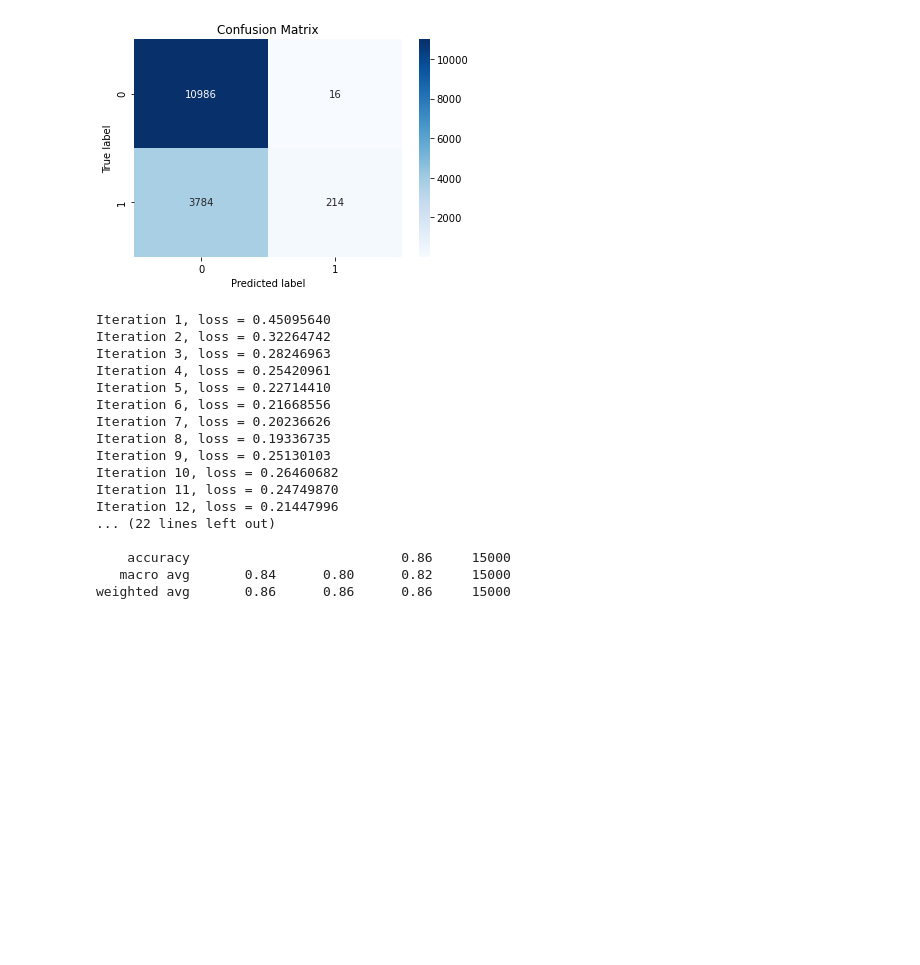
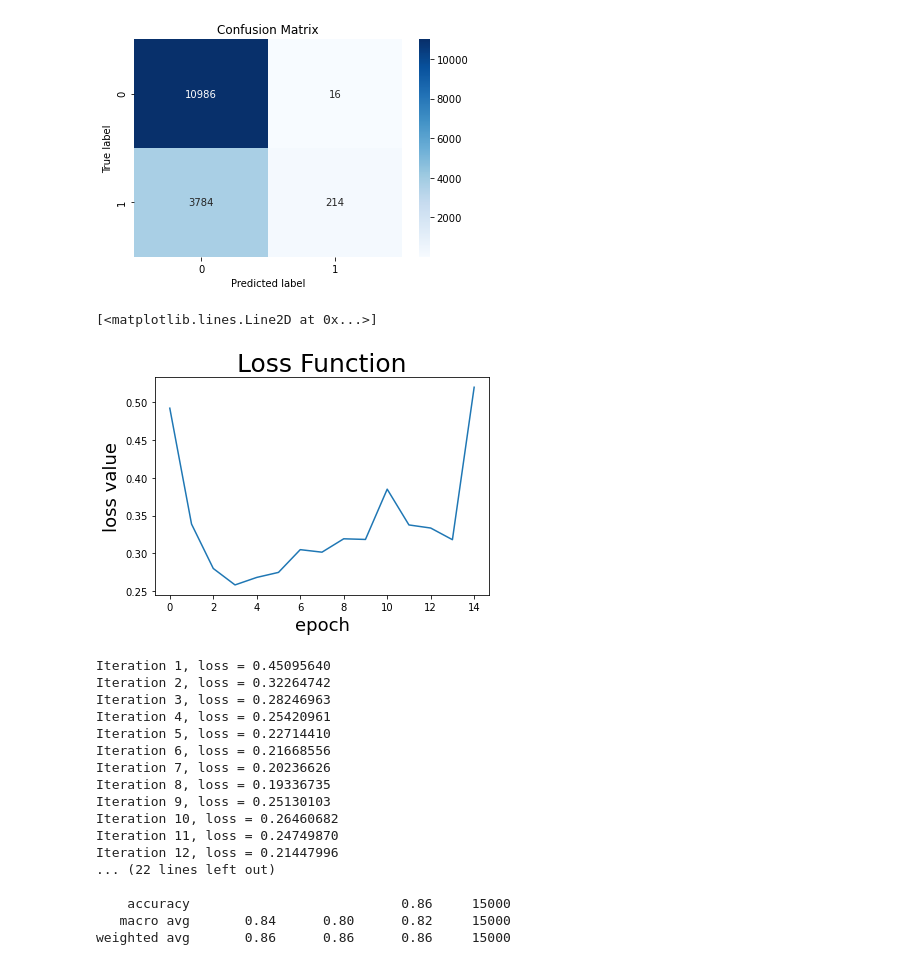
Before and after one commit to YD5463/CyberbullyingDetector, a Jupyter notebook: Notebooks/logistic.ipynb, the cells around one changed output. Cells and saved outputs as stored; diff of their text form; code cells hidden in the pictures; blank space fills up the shorter version.

```diff
--- a/Notebooks/logistic.ipynb
+++ b/Notebooks/logistic.ipynb
@@ -462,6 +462,16 @@ Iteration 12, loss = 0.33769531
    macro avg       0.84      0.53      0.48     15000
 weighted avg       0.79      0.75      0.65     15000
 [figure]
+# %%
+losses = [0.49186077,0.33885007,0.28019483,0.25849795,0.26839807,0.27504068,0.30506439,0.30173568,0.31940272,0.31854720,0.38491808,0.33769531,0.33362320,0.31822858,0.51952984]
+# %%
+plt.xlabel("epoch", fontsize=18)
+plt.ylabel("loss value",fontsize=18)
+plt.title("Loss Function", fontsize = 25)
+plt.plot(losses)
+# %% [output]
+[<matplotlib.lines.Line2D at 0x...>]
+[figure, added]
 # %%
 clf4 = MLPClassifier(random_state=1,learning_rate_init=0.01,batch_size=200,activation="relu",
                     hidden_layer_sizes=(500,100),solver='adam',max_iter=100,verbose=True,learning_rate="adaptive")
```
Also changed, not shown: parts of 4 cells of this notebook, 2 other files.
